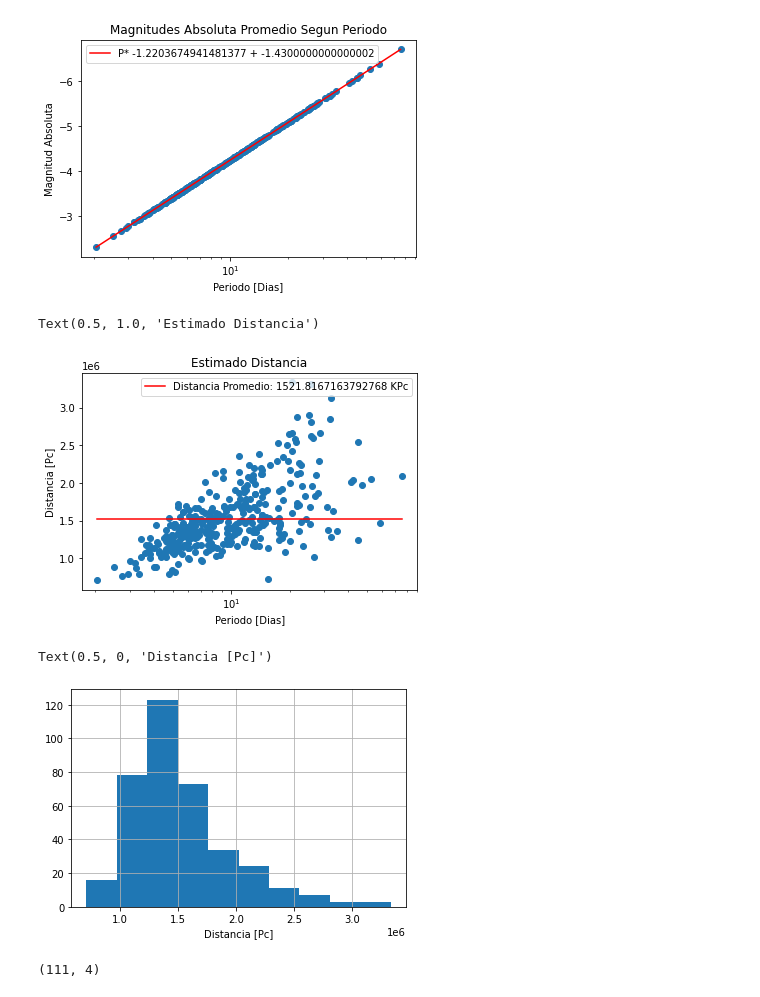
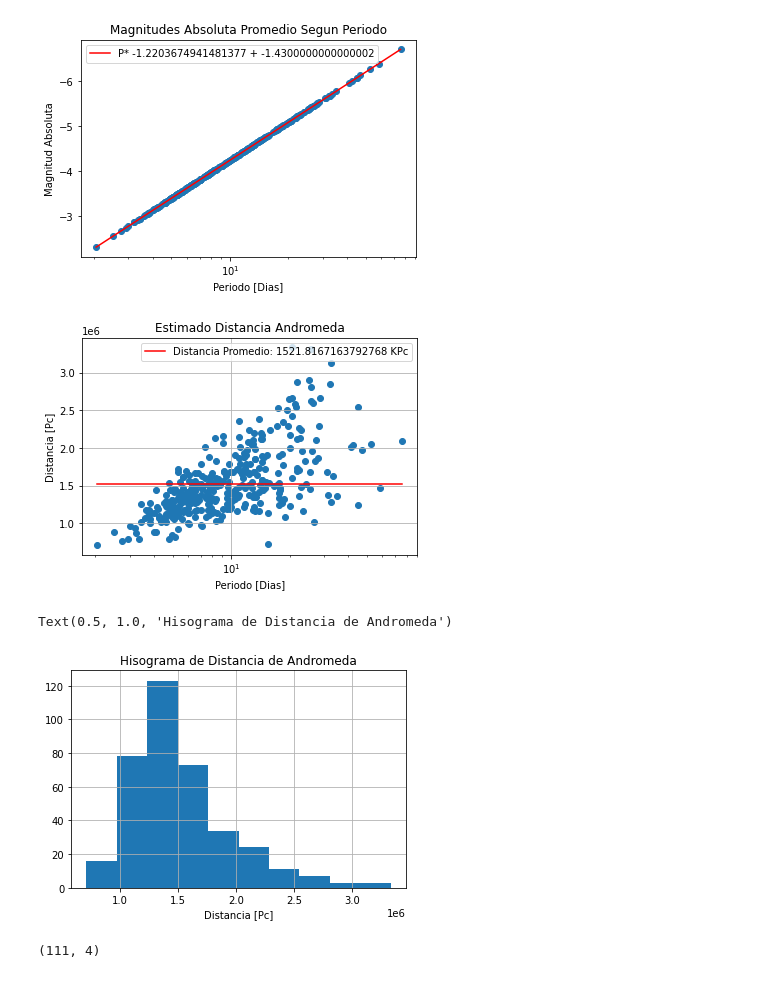
Before and after one commit to jdgv1709/Astronom-a-Gal-ctica, a Jupyter notebook: practica13.ipynb, the cells around one changed output. Saved outputs shown, nothing was run; the diff lists cells and outputs as text; code cells hidden in the pictures.

```diff
--- a/practica13.ipynb
+++ b/practica13.ipynb
@@ -183,15 +190,16 @@ plt.plot(df["P"],np.ones_like(df["P"])*dist.mean(),color="r",label="Distancia Pr
 plt.legend()
 plt.xlabel("Periodo [Dias]")
 plt.ylabel("Distancia [Pc]")
-plt.title("Estimado Distancia")
+plt.title("Estimado Distancia Andromeda")
+plt.grid(True)
 # %% [output]
-Text(0.5, 1.0, 'Estimado Distancia')
-[figure, old version]
+[figure, new version]
 # %%
 plt.hist(dist)
 plt.grid(True)
 plt.xlabel("Distancia [Pc]")
+plt.title("Hisograma de Distancia de Andromeda")
 # %% [output]
-Text(0.5, 0, 'Distancia [Pc]')
+Text(0.5, 1.0, 'Hisograma de Distancia de Andromeda')
-[figure, old version]
+[figure, new version]
 # %%
```
Also changed, not shown: parts of 7 cells of this notebook.
